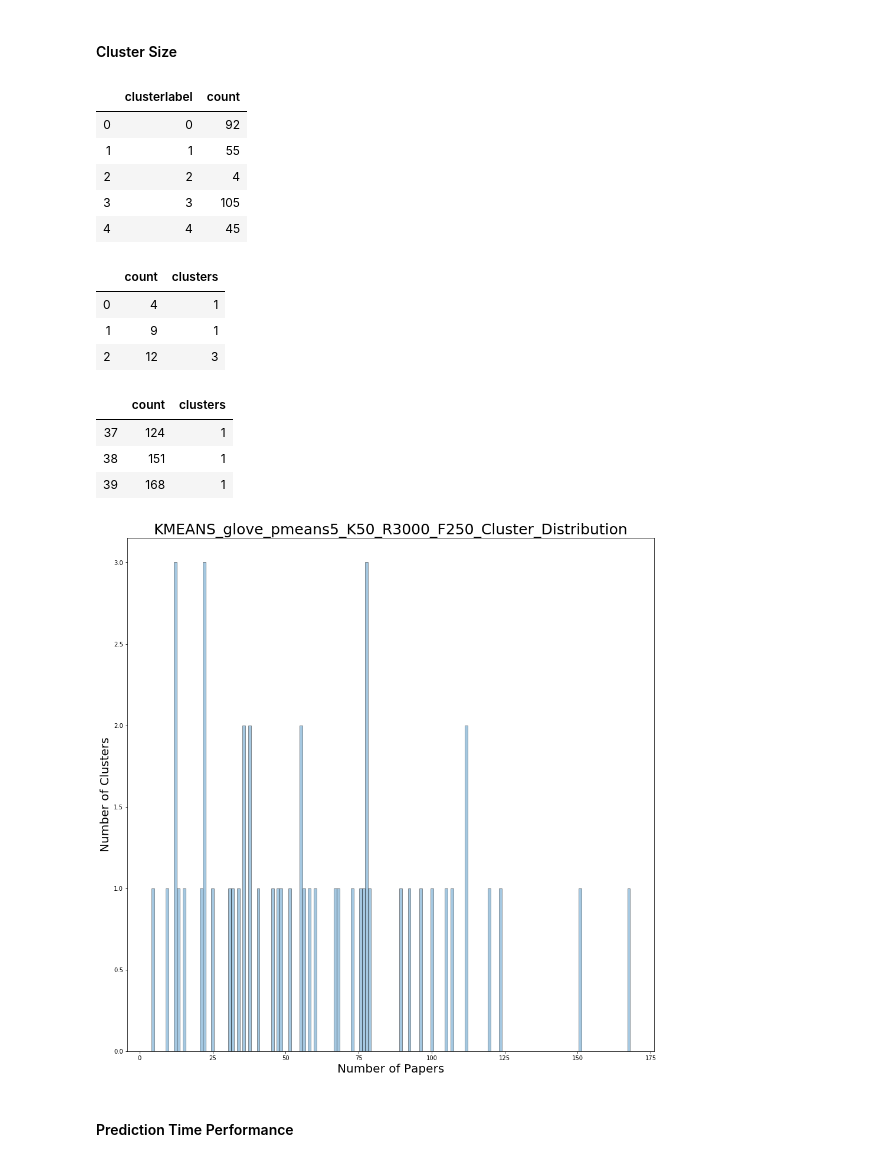
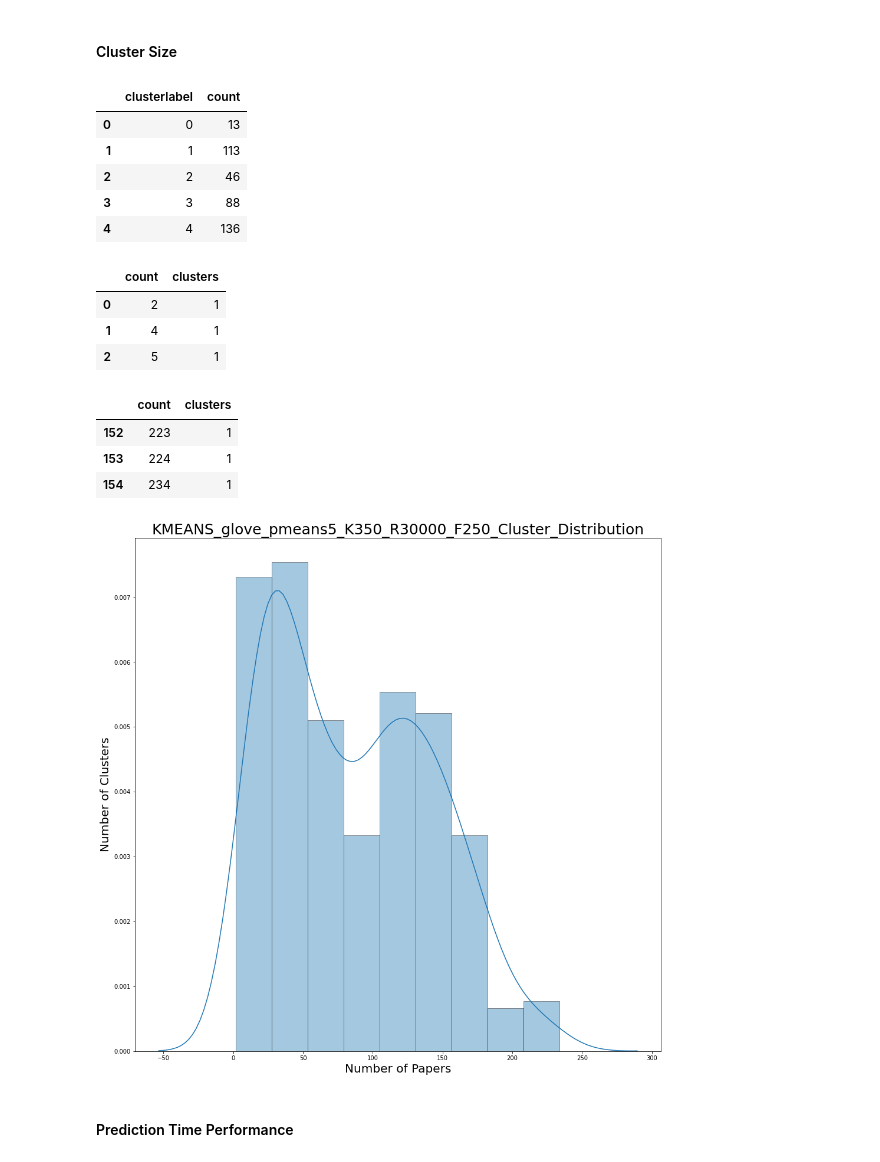
Before and after one commit to DevashishX/AbstractClustering, a Jupyter notebook: templates/KmeansGlovePmeans5_Colab.ipynb, the cells around one changed output. Saved outputs shown, nothing was run; the diff lists cells and outputs as text; code cells hidden in the pictures.

```diff
--- a/templates/KmeansGlovePmeans5_Colab.ipynb
+++ b/templates/KmeansGlovePmeans5_Colab.ipynb
@@ -54,8 +53,8 @@ Dont run these commands, these change the runtime and the google-colab  backend
 __algo__ = "KMEANS"               #Name of the Clustering algorithm
 __emb__ = "glove"                 #Name of the Word Embeddings used (glove, w2v, ftt), MUST set directory below
 __sentemb__ = "pmeans5"           #Name of Sentence Embedding algorithm used
-recnum = 3000                     #Number of records to be read from files
-k = 50                            #Number of Clusters
+recnum = 30000                     #Number of records to be read from files
+k = 350                           #Number of Clusters
 usesqrt = False                   #Set value of k to sqrt of recnum, overrides k
 randomsample = False              #Random Sampling to be True/False for records which are read
 embedDir = "./MegaSentEmbs/"     #Directory where embeddings are saved for that selected embedding
@@ -327,11 +326,11 @@ clusterdata = megadf.groupby("clusterlabel", as_index=True).size().reset_index(n
 clusterdata.head()
 # %% [output]
 |  | clusterlabel | count |
-| 0 | 0 | 92 |
-| 1 | 1 | 55 |
-| 2 | 2 | 4 |
-| 3 | 3 | 105 |
-| 4 | 4 | 45 |
+| 0 | 0 | 13 |
+| 1 | 1 | 113 |
+| 2 | 2 | 46 |
+| 3 | 3 | 88 |
+| 4 | 4 | 136 |
 # %%
 clusterdfname = "{}_clustered_counts.pkl".format(name)
 clusterdata.to_pickle(megadfDir + clusterdfname)
@@ -343,13 +342,13 @@ display(countdata.head(3))
 display(countdata.tail(3))
 # %% [output]
 |  | count | clusters |
-| 0 | 4 | 1 |
-| 1 | 9 | 1 |
-| 2 | 12 | 3 |
+| 0 | 2 | 1 |
+| 1 | 4 | 1 |
+| 2 | 5 | 1 |
 |  | count | clusters |
-| 37 | 124 | 1 |
-| 38 | 151 | 1 |
-| 39 | 168 | 1 |
+| 152 | 223 | 1 |
+| 153 | 224 | 1 |
+| 154 | 234 | 1 |
 # %%
 metadict["CSmax"] = max(clusterdata["count"])
 metadict["CSmin"] = min(clusterdata["count"])
@@ -357,27 +356,29 @@ metadict["CSavg"] = np.mean(clusterdata["count"])
 # %%
 %matplotlib inline
 plt.figure(figsize=(16,16))
 
 sns.axes_style("whitegrid", {"axes.grid":True,
                             'axes.spines.left': False,
                              'axes.spines.bottom': False,
                              'axes.spines.right': False,
                              'axes.spines.top': False})
 
 
 titlestring = "{}_Cluster_Distribution".format(name)
-snsplot = sns.distplot(clusterdata["count"], kde=False, bins=max(clusterdata["count"]),
+snsplot = sns.distplot(clusterdata["count"],
+                       kde=True,
+                    #    bins=len(clusterdata["count"]),
                       hist_kws={'edgecolor':'black'},)
 snsplot.set(xlabel="Number of Papers", ylabel="Number of Clusters")
 snsplot.xaxis.label.set_size(20)
 snsplot.yaxis.label.set_size(20)
 plt.title(
         titlestring,
         fontdict = {'fontsize' : 25}
     )
 plt.show()
 # %% [output]
-[figure, old version]
+[figure, new version]
 # %%
 snspltname = "{}_Cluster_Distribution.png".format(name)
 snsplot.figure.savefig(plotDir + snspltname)
```
Also changed, not shown: parts of 21 cells of this notebook.
